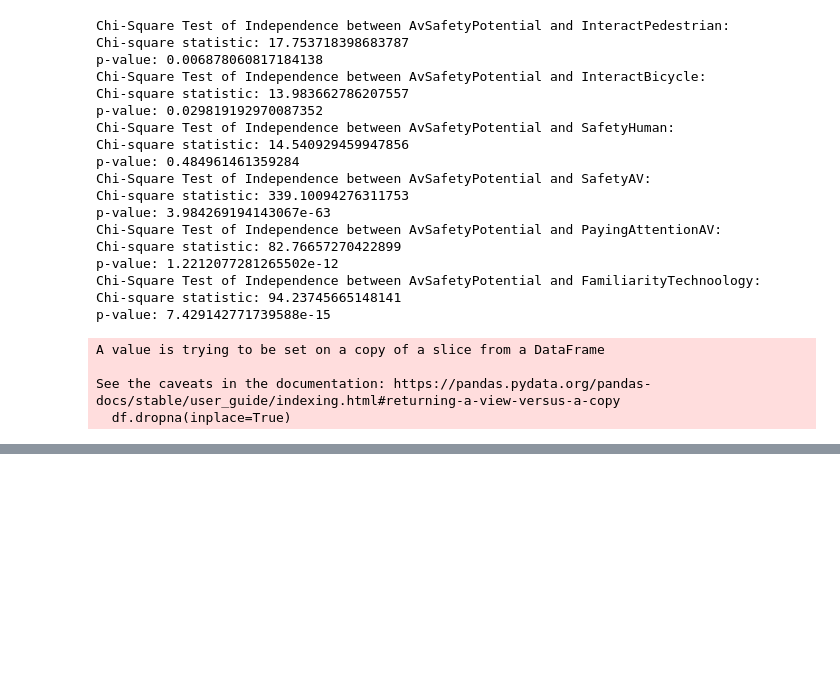
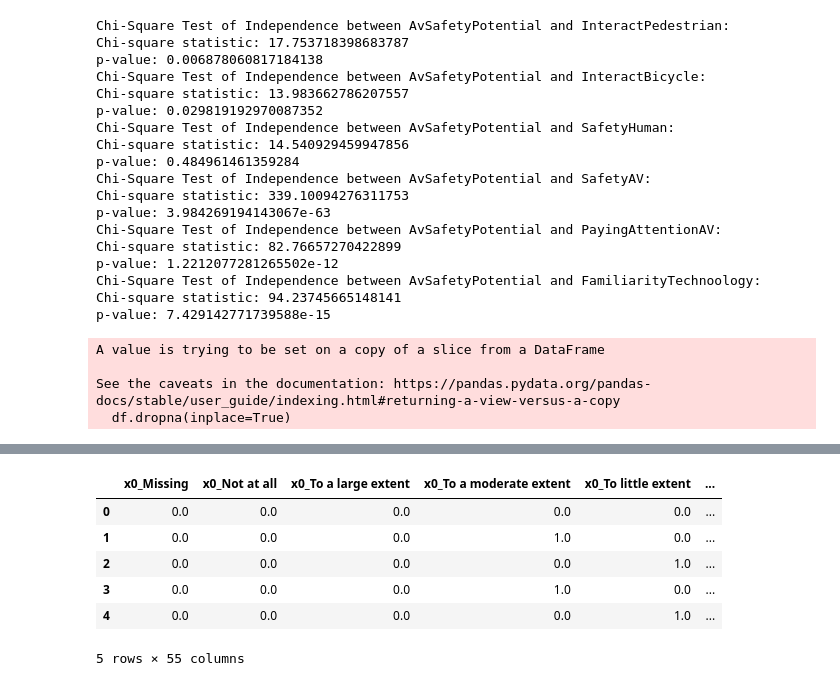
Before and after one commit to CMU-SoftwareDesignforDS-Team/AutoVehicles, a Jupyter notebook: Code/Data_Acquisition_and_Understanding/bikepghpublic2017_EDA.ipynb, the cells around one changed output, grey strips where cells are left out. Cells and saved outputs as stored; diff of their text form; code cells hidden in the pictures; blank space fills up the shorter version.

```diff
--- a/Code/Data_Acquisition_and_Understanding/bikepghpublic2017_EDA.ipynb
+++ b/Code/Data_Acquisition_and_Understanding/bikepghpublic2017_EDA.ipynb
@@ -252,0 +303,16 @@ See the caveats in the documentation: https://pandas.pydata.org/pandas-docs/stab
+# %%
+X_numeric_data = bikepghpublic2017.loc[:, ['SafetyHuman','SafetyAV']].values
+numeric_df = pd.DataFrame(X_numeric_data)
+numeric_df.columns = ['SafeAv','SafeHuman']
+
+X = pd.concat([categorical_df,numeric_df], axis = 1)
+
+X.head()
+# %% [output]
+|  | x0_Missing | x0_Not at all | x0_To a large extent | x0_To a moderate extent | x0_To little extent | ... |
+| 0 | 0.0 | 0.0 | 0.0 | 0.0 | 0.0 | ... |
+| 1 | 0.0 | 0.0 | 0.0 | 1.0 | 0.0 | ... |
+| 2 | 0.0 | 0.0 | 0.0 | 0.0 | 1.0 | ... |
+| 3 | 0.0 | 0.0 | 0.0 | 1.0 | 0.0 | ... |
+| 4 | 0.0 | 0.0 | 0.0 | 0.0 | 1.0 | ... |
+5 rows × 55 columns
```
Also changed, not shown: parts of 8 cells of this notebook.
